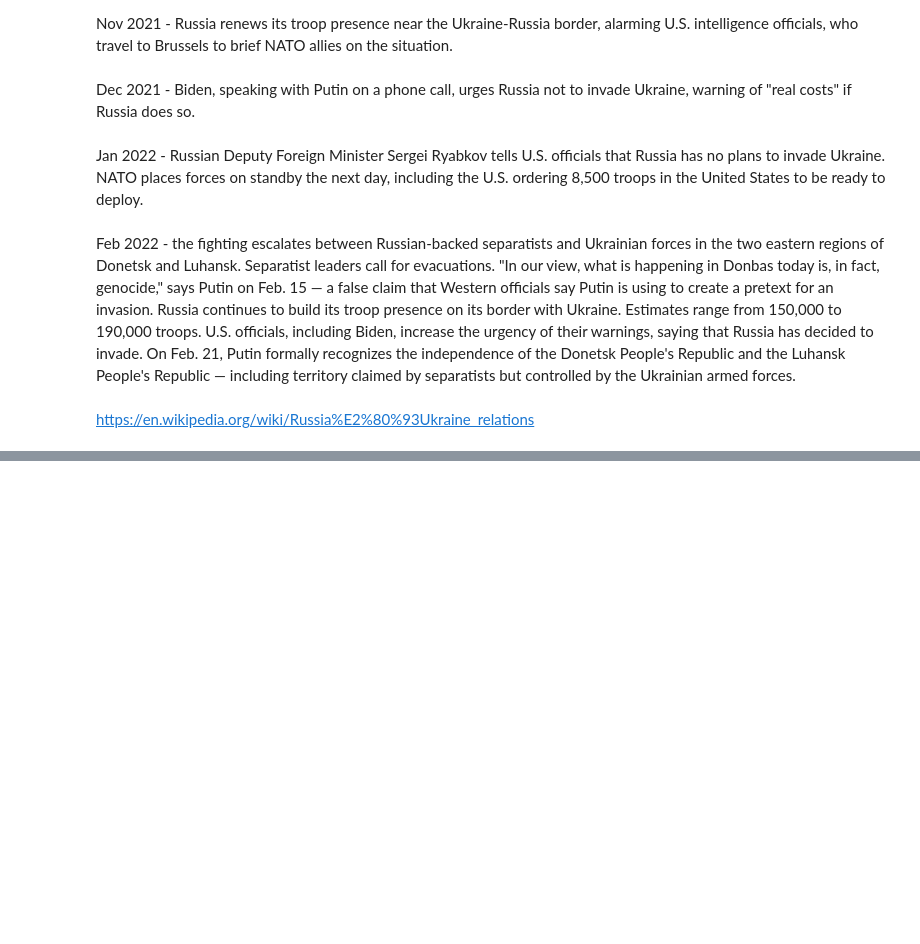
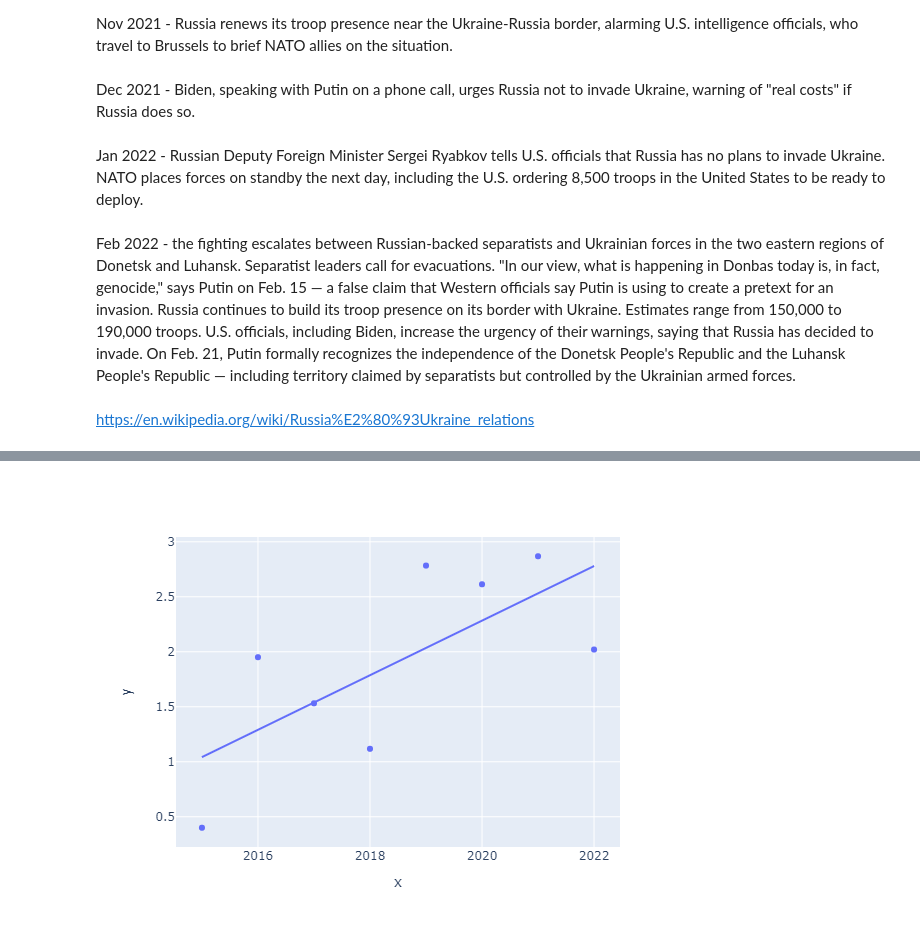
Before and after one commit to ashlynbaske/hcde-410-final, a Jupyter notebook: ukr-eu-analysis.ipynb, the cells around one changed output, grey strips where cells are left out. Saved outputs shown, nothing was run; the diff lists cells and outputs as text; code cells hidden in the pictures; blank space fills up the shorter version.

Commit message:
plotly express

```diff
--- a/ukr-eu-analysis.ipynb
+++ b/ukr-eu-analysis.ipynb
@@ -121,8 +121,8 @@ month_counts = {}
 for i in eu_data:
 
     year = i['date'].year
-    month = str(i['date'].year) + ", " +  str(i['date'].month)
-
+    # month = str(i['date'].year) + ", " +  str(i['date'].month)
+    month = i['date'].strftime("%Y-%m")
     #update the year dictionary
     if year in year_counts: year_counts[year] += 1
     else: year_counts[year] = 1
@@ -490,3 +499,9 @@ Jan 2022 - Russian Deputy Foreign Minister Sergei Ryabkov tells U.S. officials t
 Feb 2022 - the fighting escalates between Russian-backed separatists and Ukrainian forces in the two eastern regions of Donetsk and Luhansk. Separatist leaders call for evacuations. "In our view, what is happening in Donbas today is, in fact, genocide," says Putin on Feb. 15 — a false claim that Western officials say Putin is using to create a pretext for an invasion. Russia continues to build its troop presence on its border with Ukraine. Estimates range from 150,000 to 190,000 troops. U.S. officials, including Biden, increase the urgency of their warnings, saying that Russia has decided to invade. On Feb. 21, Putin formally recognizes the independence of the Donetsk People's Republic and the Luhansk People's Republic — including territory claimed by separatists but controlled by the Ukrainian armed forces.
 # %% [markdown]
 https://en.wikipedia.org/wiki/Russia%E2%80%93Ukraine_relations
+# %%
+import plotly.express as px
+
+fig = px.scatter(x=year_avg_counts.keys(), y=year_avg_counts.values(), trendline="ols")
+fig.show()
+# %% [output]
@@ -492,0 +509 @@ https://en.wikipedia.org/wiki/Russia%E2%80%93Ukraine_relations
+[figure, added]
```
Also changed, not shown: parts of 11 cells of this notebook.
